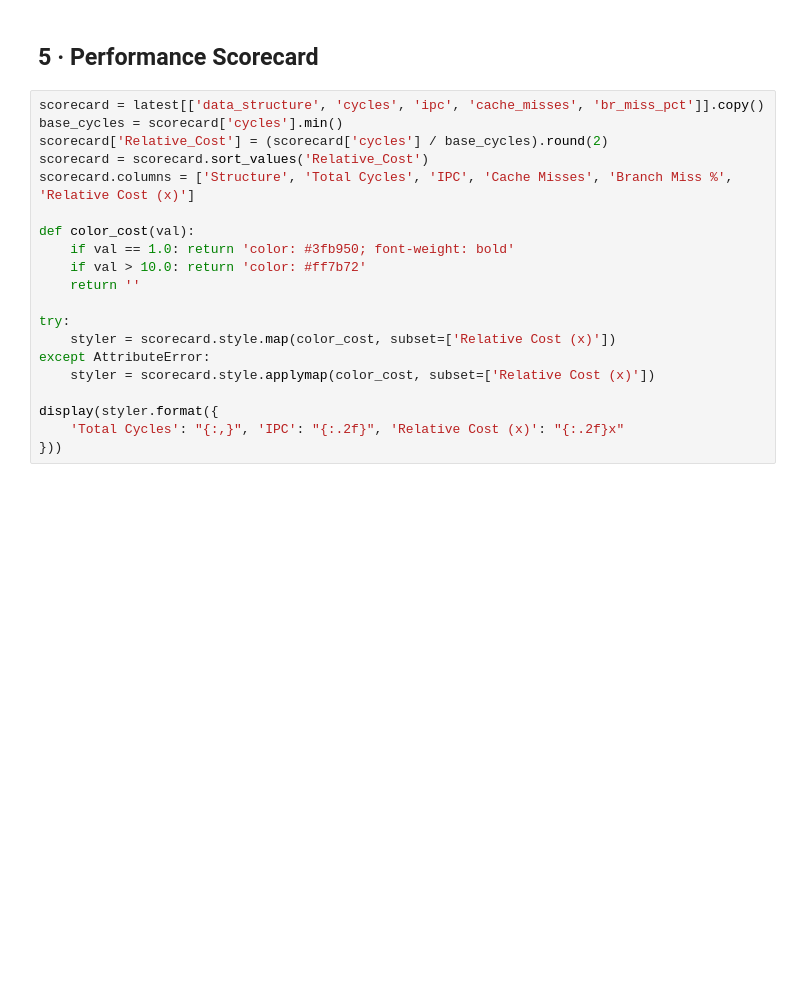
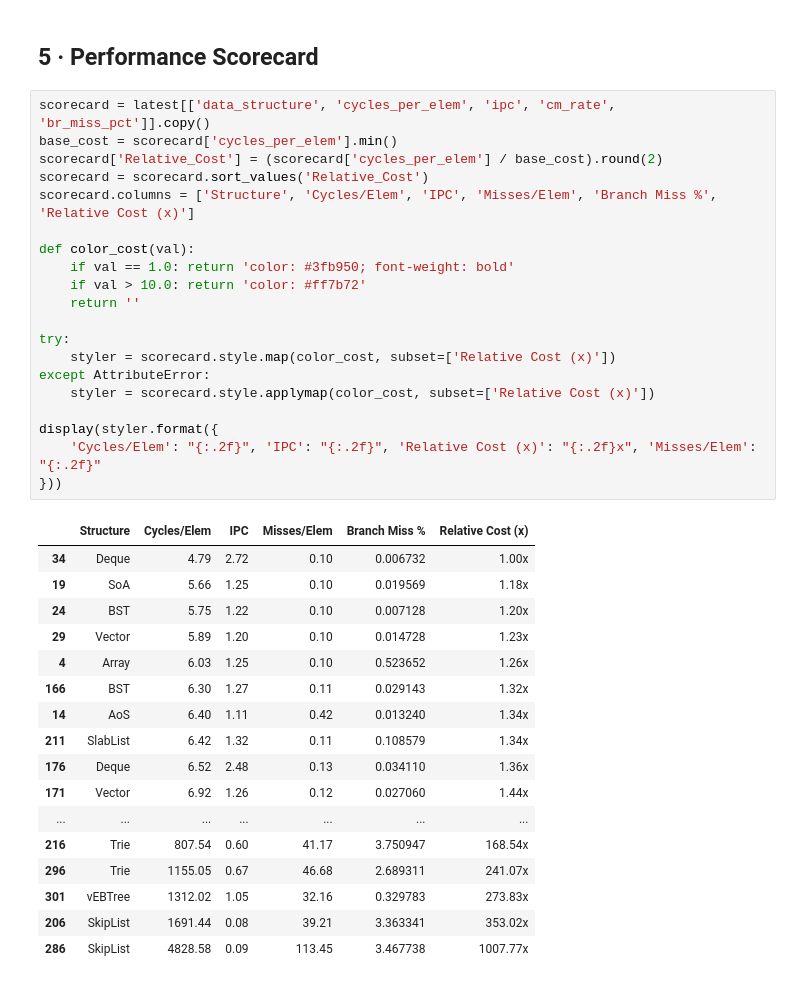
Before and after one commit to SheikhMohsin9311/Performance-and-Data-Representation, a Jupyter notebook: analysis.ipynb, the cells around one changed output. Drawn from its saved outputs; the diff is of its cells as text; blank space fills up the shorter version.

```diff
--- a/analysis.ipynb
+++ b/analysis.ipynb
@@ -139,22 +165,40 @@ plt.show()
 # %% [markdown]
 ## 5 · Performance Scorecard
 # %%
-scorecard = latest[['data_structure', 'cycles', 'ipc', 'cache_misses', 'br_miss_pct']].copy()
-base_cycles = scorecard['cycles'].min()
-scorecard['Relative_Cost'] = (scorecard['cycles'] / base_cycles).round(2)
+scorecard = latest[['data_structure', 'cycles_per_elem', 'ipc', 'cm_rate', 'br_miss_pct']].copy()
+base_cost = scorecard['cycles_per_elem'].min()
+scorecard['Relative_Cost'] = (scorecard['cycles_per_elem'] / base_cost).round(2)
 scorecard = scorecard.sort_values('Relative_Cost')
-scorecard.columns = ['Structure', 'Total Cycles', 'IPC', 'Cache Misses', 'Branch Miss %', 'Relative Cost (x)']
+scorecard.columns = ['Structure', 'Cycles/Elem', 'IPC', 'Misses/Elem', 'Branch Miss %', 'Relative Cost (x)']
 
 def color_cost(val):
     if val == 1.0: return 'color: #3fb950; font-weight: bold'
     if val > 10.0: return 'color: #ff7b72'
     return ''
 
 try:
     styler = scorecard.style.map(color_cost, subset=['Relative Cost (x)'])
 except AttributeError:
     styler = scorecard.style.applymap(color_cost, subset=['Relative Cost (x)'])
 
 display(styler.format({
-    'Total Cycles': "{:,}", 'IPC': "{:.2f}", 'Relative Cost (x)': "{:.2f}x"
+    'Cycles/Elem': "{:.2f}", 'IPC': "{:.2f}", 'Relative Cost (x)': "{:.2f}x", 'Misses/Elem': "{:.2f}"
 }))
+# %% [output]
+|  | Structure | Cycles/Elem | IPC | Misses/Elem | Branch Miss % | Relative Cost (x) |
+| 34 | Deque | 4.79 | 2.72 | 0.10 | 0.006732 | 1.00x |
+| 19 | SoA | 5.66 | 1.25 | 0.10 | 0.019569 | 1.18x |
+| 24 | BST | 5.75 | 1.22 | 0.10 | 0.007128 | 1.20x |
+| 29 | Vector | 5.89 | 1.20 | 0.10 | 0.014728 | 1.23x |
+| 4 | Array | 6.03 | 1.25 | 0.10 | 0.523652 | 1.26x |
+| 166 | BST | 6.30 | 1.27 | 0.11 | 0.029143 | 1.32x |
+| 14 | AoS | 6.40 | 1.11 | 0.42 | 0.013240 | 1.34x |
+| 211 | SlabList | 6.42 | 1.32 | 0.11 | 0.108579 | 1.34x |
+| 176 | Deque | 6.52 | 2.48 | 0.13 | 0.034110 | 1.36x |
+| 171 | Vector | 6.92 | 1.26 | 0.12 | 0.027060 | 1.44x |
+| ... | ... | ... | ... | ... | ... | ... |
+| 216 | Trie | 807.54 | 0.60 | 41.17 | 3.750947 | 168.54x |
+| 296 | Trie | 1155.05 | 0.67 | 46.68 | 2.689311 | 241.07x |
+| 301 | vEBTree | 1312.02 | 1.05 | 32.16 | 0.329783 | 273.83x |
+| 206 | SkipList | 1691.44 | 0.08 | 39.21 | 3.363341 | 353.02x |
+| 286 | SkipList | 4828.58 | 0.09 | 113.45 | 3.467738 | 1007.77x |
```
Also changed, not shown: parts of 7 cells of this notebook, 5 other files.
